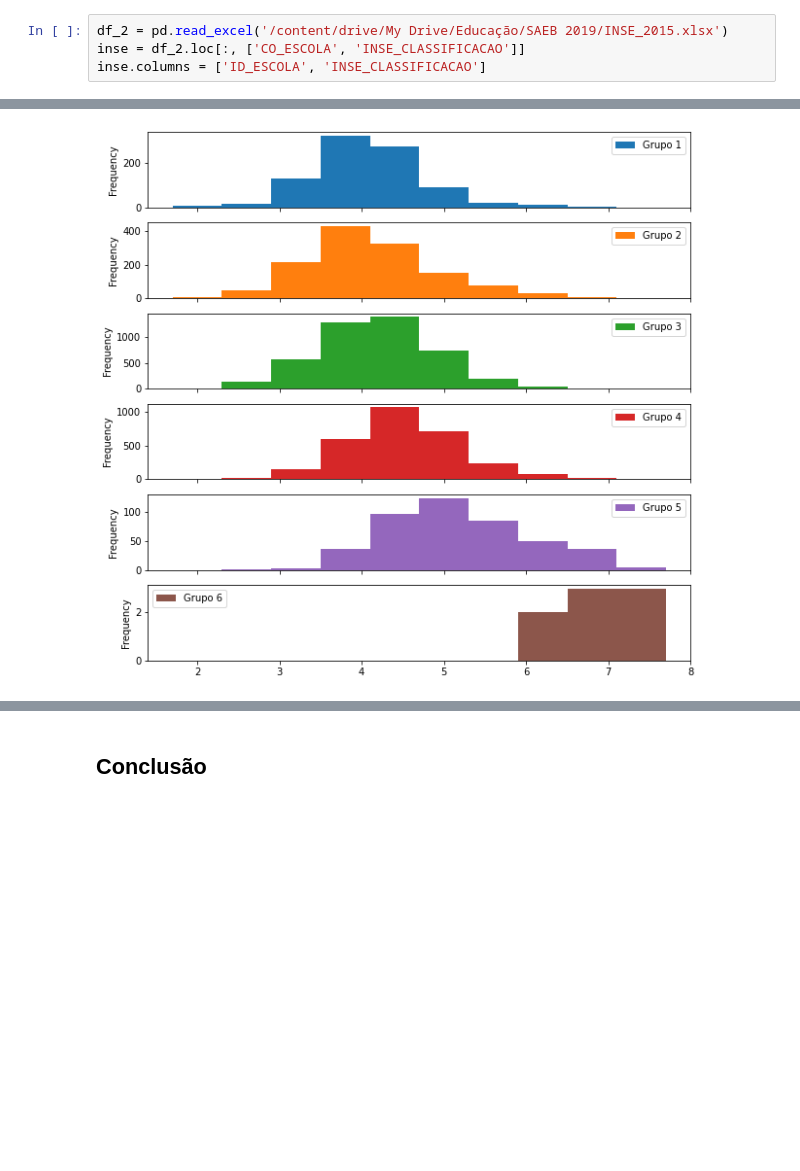
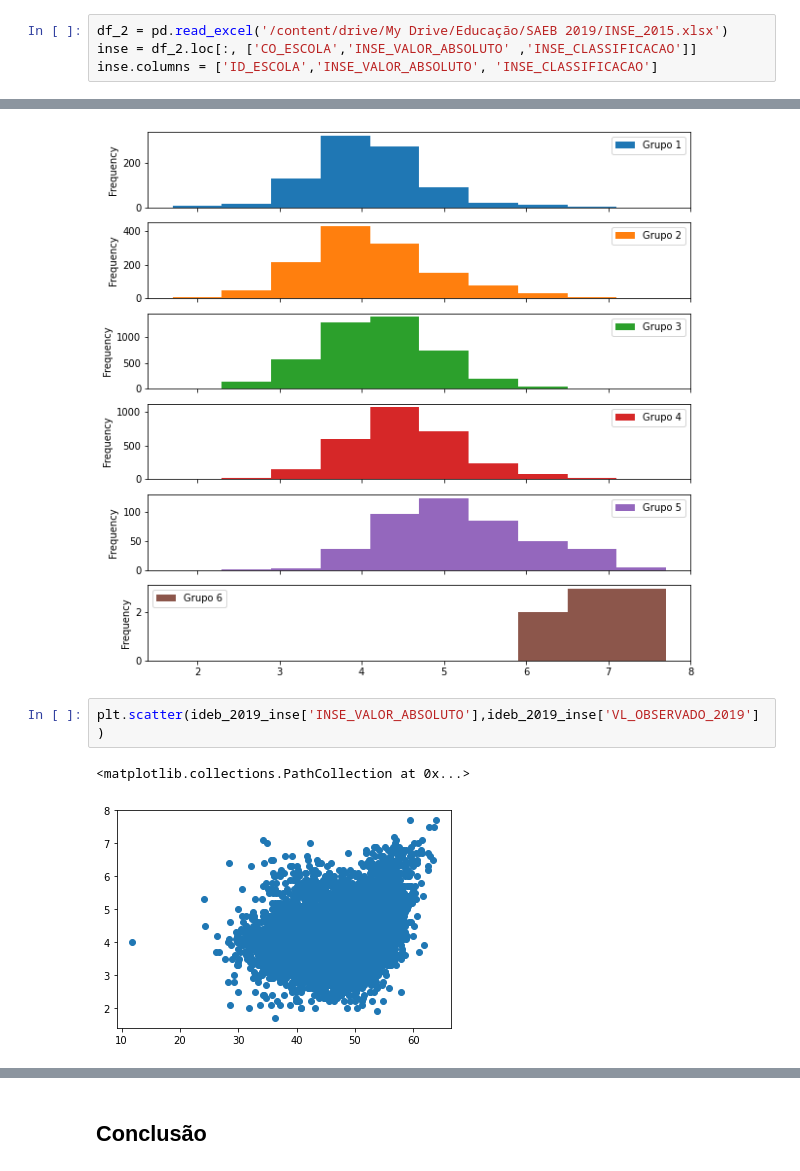
Before and after one commit to antunes-emanuel/intro-to-python, a Jupyter notebook: ideb_2019.ipynb, the cells around one changed output, grey strips where cells are left out. Saved outputs shown, nothing was run; the diff lists cells and outputs as text; blank space fills up the shorter version.

```diff
--- a/ideb_2019.ipynb
+++ b/ideb_2019.ipynb
@@ -107,7 +109,7 @@ plt.axvline(ideb_2019['VL_OBSERVADO_2019'].median(), c= 'red')
 # %%
 df_2 = pd.read_excel('/content/drive/My Drive/Educação/SAEB 2019/INSE_2015.xlsx')
-inse = df_2.loc[:, ['CO_ESCOLA', 'INSE_CLASSIFICACAO']]
-inse.columns = ['ID_ESCOLA', 'INSE_CLASSIFICACAO']
+inse = df_2.loc[:, ['CO_ESCOLA','INSE_VALOR_ABSOLUTO' ,'INSE_CLASSIFICACAO']]
+inse.columns = ['ID_ESCOLA','INSE_VALOR_ABSOLUTO', 'INSE_CLASSIFICACAO']
 # %%
 inse['ID_ESCOLA'] = inse['ID_ESCOLA'].astype(int)
 # %%
@@ -164,3 +166,8 @@ array([<matplotlib.axes._subplots.AxesSubplot object at 0x...>,
        <matplotlib.axes._subplots.AxesSubplot object at 0x...>],
       dtype=object)
 [figure]
+# %%
+plt.scatter(ideb_2019_inse['INSE_VALOR_ABSOLUTO'],ideb_2019_inse['VL_OBSERVADO_2019'])
+# %% [output]
+<matplotlib.collections.PathCollection at 0x...>
+[figure, added]
```
Also changed, not shown: parts of 6 cells of this notebook.
